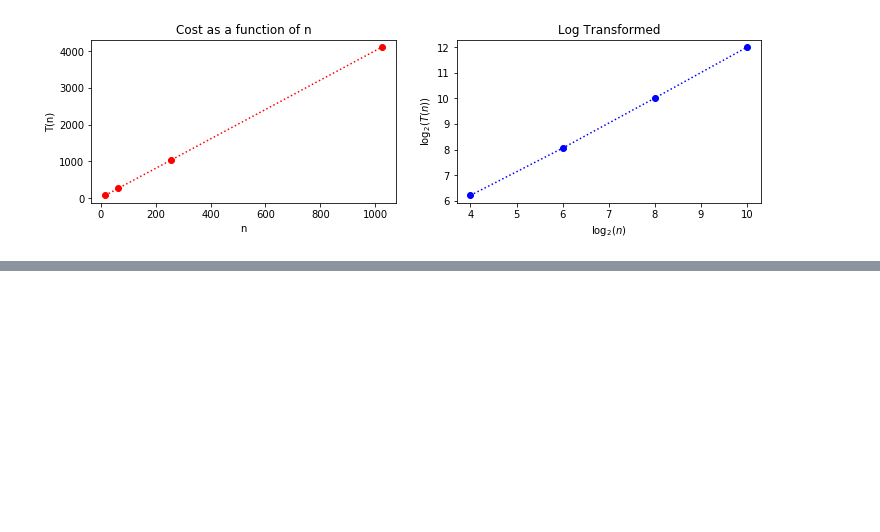
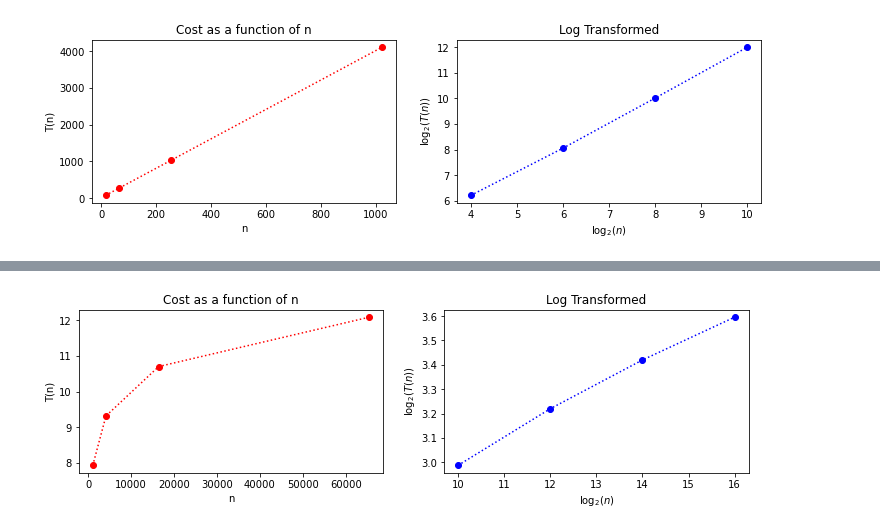
Before and after one commit to john-s-butler-dit/Intro-to-Algorithms, a Jupyter notebook: Chapter 1- Introduction_to_Algorithms/Analysis of an Algorithm.ipynb, the cells around one changed output, grey strips where cells are left out. Drawn from its saved outputs; the diff is of its cells as text; code cells hidden in the pictures; blank space fills up the shorter version.

```diff
--- a/Chapter 1- Introduction_to_Algorithms/Analysis of an Algorithm.ipynb
+++ b/Chapter 1- Introduction_to_Algorithms/Analysis of an Algorithm.ipynb
@@ -159,0 +190,5 @@ Analysis_of_Algorithm_Table(n,T)
+# %%
+T=np.log(n)+1
+Analysis_of_Algorithm(n,T)
+# %% [output]
+[figure, added]
```
Also changed, not shown: parts of 23 cells of this notebook, 7 other files.
